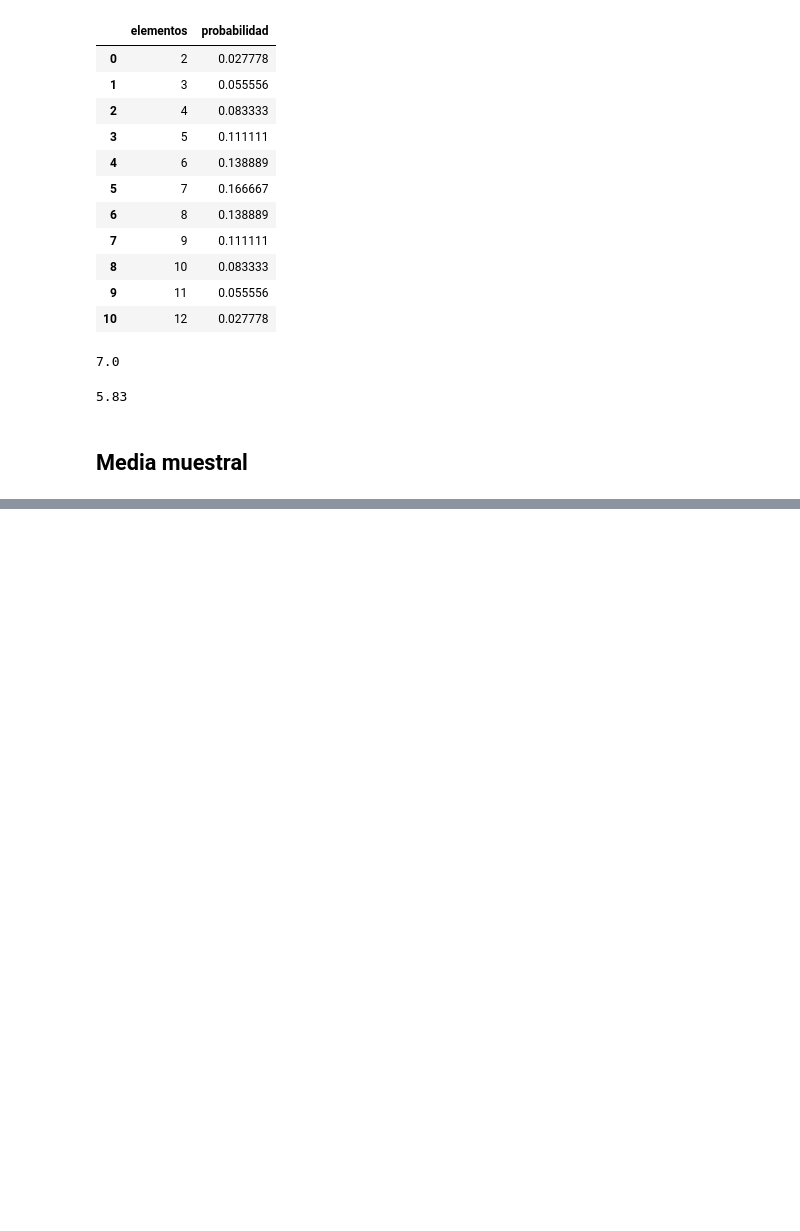
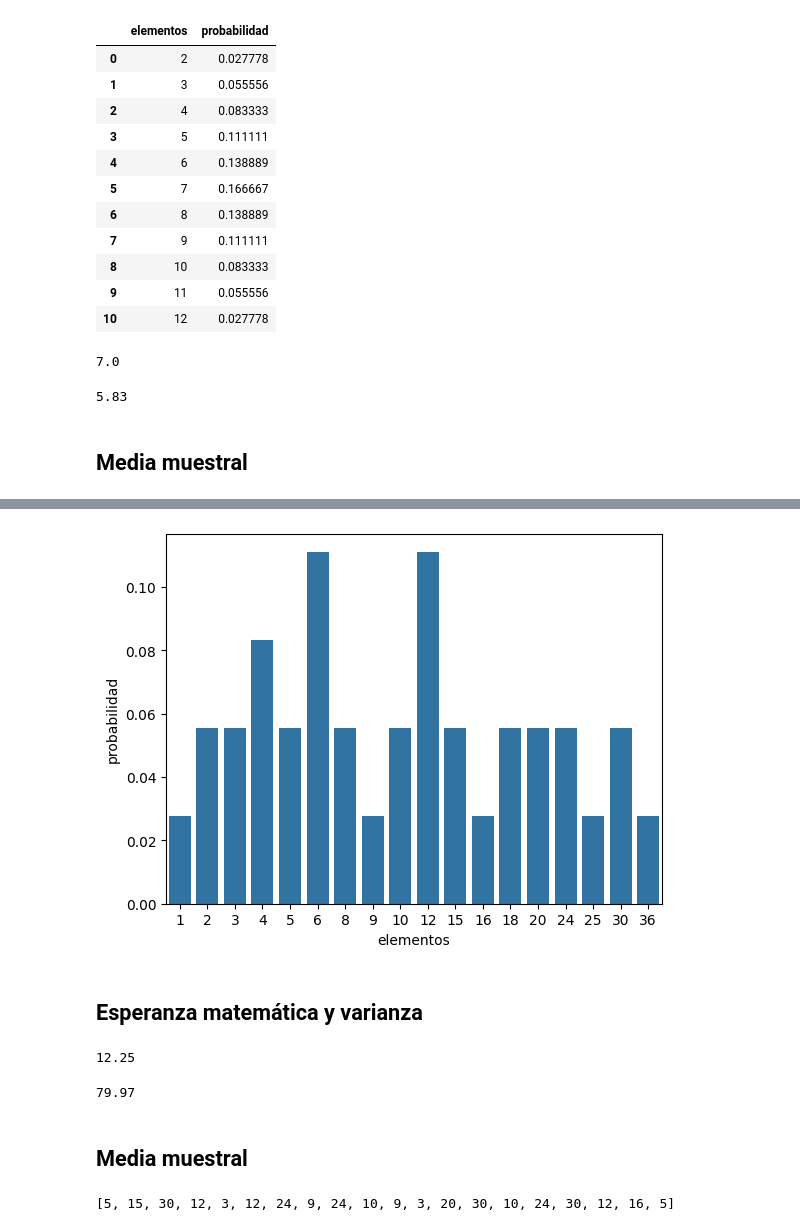
Before and after one commit to AnIsAsPe/Estadistica_y_Probabilidad_para-CD-, a Jupyter notebook: PrincipiosDeProbabilidad/Semana2/Notebooks/Variables_aleatorias,Esperanza,_varianza,_dependencia_independencia.ipynb, the cells around one changed output, grey strips where cells are left out. Saved outputs shown, nothing was run; the diff lists cells and outputs as text; code cells hidden in the pictures; blank space fills up the shorter version.

```diff
--- a/PrincipiosDeProbabilidad/Semana2/Notebooks/Variables_aleatorias,Esperanza,_varianza,_dependencia_independencia.ipynb
+++ b/PrincipiosDeProbabilidad/Semana2/Notebooks/Variables_aleatorias,Esperanza,_varianza,_dependencia_independencia.ipynb
@@ -329,0 +320,39 @@ varianza: 5.81
+# %%
+sns.barplot(x=Ley_P_multiplicacion['elementos'], y=Ley_P_multiplicacion['probabilidad'] )
+plt.show()
+# %% [output]
+[figure, added]
+# %% [markdown]
+## Esperanza matemática y varianza
+# %%
+
+esperanza = (Ley_P_multiplicacion['elementos'] * Ley_P_multiplicacion['probabilidad']).sum()
+round(esperanza,2)
+# %% [output]
+12.25
+# %%
+varianza = (((Ley_P_multiplicacion['elementos']-esperanza)**2)*Ley_P_multiplicacion['probabilidad']).sum()
+round(varianza,2)
+# %% [output]
+79.97
+# %% [markdown]
+## Media muestral
+# %%
+n =100000
+X = [1,2,3,4,5,6]
+
+dado1 = []
+dado2 = []
+multiplicacion = []    #variable aleatoria ¿distribución?
+
+for _ in range (n):
+  tiro_d1 = np.random.choice(X)
+  tiro_d2 = np.random.choice(X)
+
+  dado1.append(tiro_d1)
+  dado2.append(tiro_d2)
+  multiplicacion.append(tiro_d1 * tiro_d2)
+
+multiplicacion[-20:]
+# %% [output]
+[5, 15, 30, 12, 3, 12, 24, 9, 24, 10, 9, 3, 20, 30, 10, 24, 30, 12, 16, 5]
```
Also changed, not shown: parts of 34 cells of this notebook.
